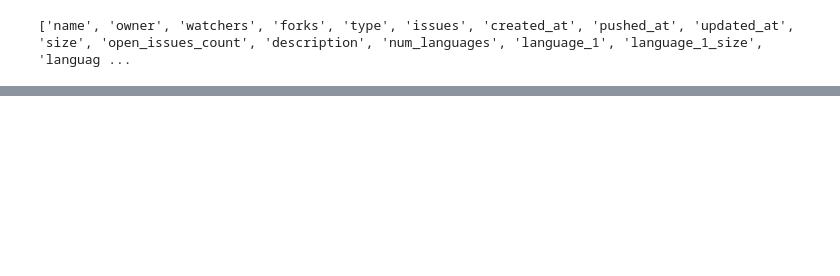
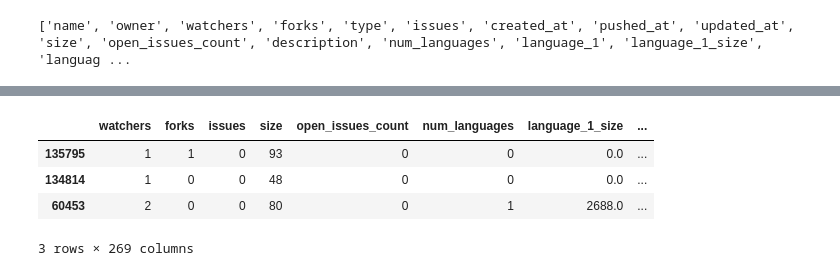
Before and after one commit to sean-smith/peregrine, a Jupyter notebook: GitHub_Analysis.ipynb, the cells around one changed output, grey strips where cells are left out. Cells and saved outputs as stored; diff of their text form; code cells hidden in the pictures; blank space fills up the shorter version.

```diff
--- a/GitHub_Analysis.ipynb
+++ b/GitHub_Analysis.ipynb
@@ -192,8 +221,11 @@ print(wo_stars)
 # %%
-# Retrieve dummies for
-to_dummy = ['name', 'owner', 'type', 'created_at',
-            'pushed_at', 'updated_at', 'description',
-            'language_1', 'language_1_size', 'language_2',
-            'language_2_size', 'language_3', 'language_3_size']
-df_dummies = pd.get_dummies(data=wo_stars_df, columns=to_dummy)
+# Retrieve dummies
+to_dummy = ['type', 'language_1', 'language_2', 'language_3']
+df_dummies = pd.get_dummies(data=random_sampling, columns=to_dummy)
 df_dummies.head(3)
+# %% [output]
+|  | watchers | forks | issues | size | open_issues_count | num_languages | language_1_size | ... |
+| 135795 | 1 | 1 | 0 | 93 | 0 | 0 | 0.0 | ... |
+| 134814 | 1 | 0 | 0 | 48 | 0 | 0 | 0.0 | ... |
+| 60453 | 2 | 0 | 0 | 80 | 0 | 1 | 2688.0 | ... |
+3 rows × 269 columns
```
Also changed, not shown: parts of 9 cells of this notebook.
